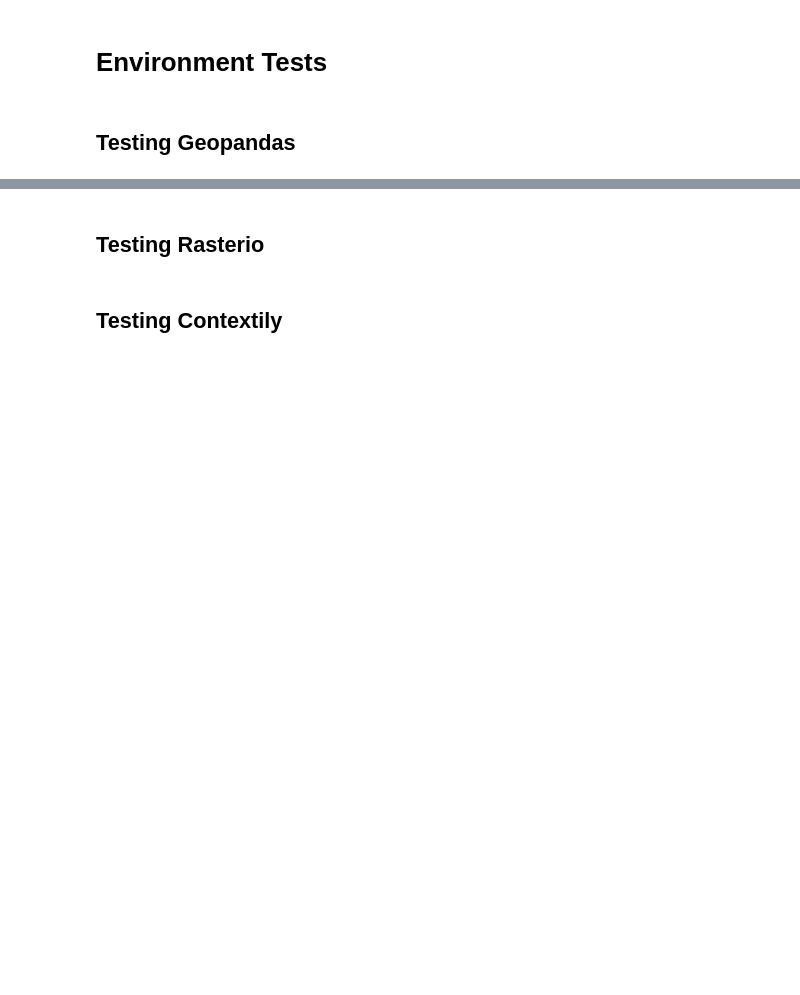
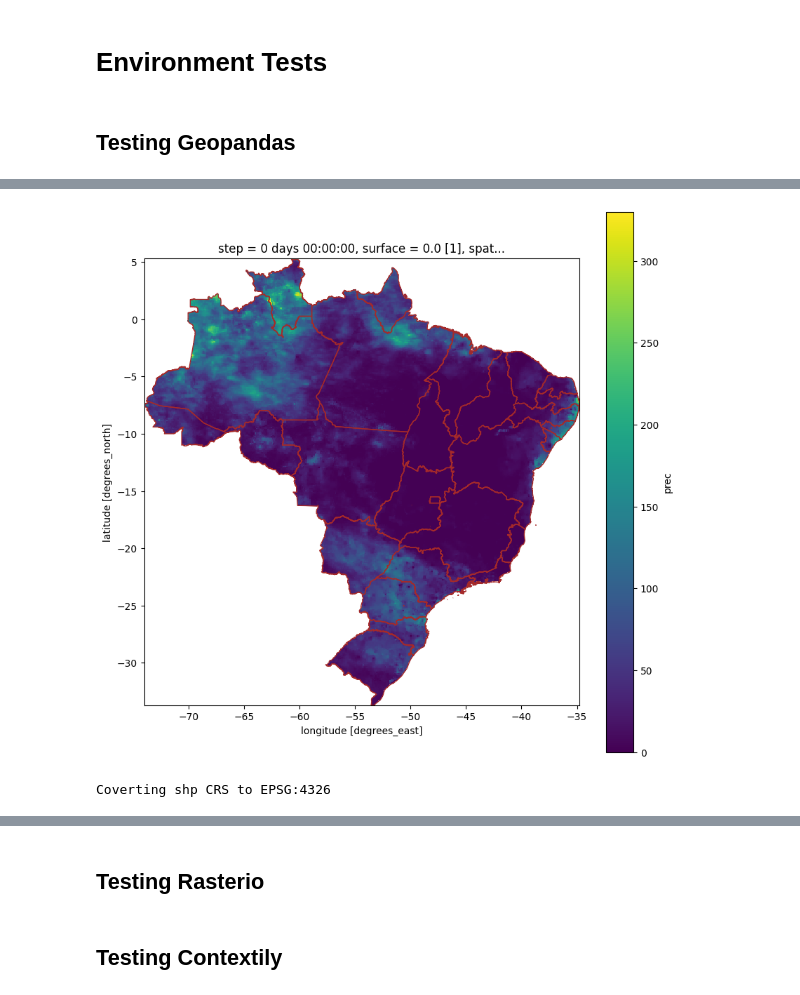
Before and after one commit to cordmaur/INPERainDownloader, a Jupyter notebook: nbs/99-EnvironmentTests.ipynb, the cells around one changed output, grey strips where cells are left out. Drawn from its saved outputs; the diff is of its cells as text; code cells hidden in the pictures; blank space fills up the shorter version.

```diff
--- a/nbs/99-EnvironmentTests.ipynb
+++ b/nbs/99-EnvironmentTests.ipynb
@@ -115,0 +12,19 @@ ax = doce.plot()
+# %%
+from raindownloader.downloader import Downloader
+from raindownloader.inpeparser import INPEParsers, INPETypes
+import logging
+
+downloader = Downloader(server=INPEParsers.FTPurl, parsers=INPEParsers.parsers, local_folder='../tmp')
+# %%
+class obj:
+    pass
+args = obj()
+
+args.dates = ('20230601', '20230615')
+args.type = INPETypes.DAILY_RAIN
+
+cube = downloader.create_cube(
+    start_date=args.dates[0],
+    end_date=args.dates[1],
+    datatype=args.type,
+)
@@ -115,0 +54,8 @@ ax = doce.plot()
+# %%
+# create a thumbnail
+fig, ax = plt.subplots(figsize=(10, 10))
+cube_accum = cube.sum(dim="time")
+cutted = cube_accum.rio.clip(shp.geometry)
+cutted.plot(ax=ax, )
+shp.plot(ax=ax, facecolor='none', edgecolor='brown')
+# %% [output]
@@ -115,0 +63,9 @@ ax = doce.plot()
+[figure, added]
+# %%
+series_pd = Downloader.get_time_series(
+    cube=cube,
+    shp=shp,
+    reducer=xr.DataArray.mean
+)
+# %% [output]
+Coverting shp CRS to EPSG:4326
```
Also changed, not shown: parts of 49 cells of this notebook, 8 other files.
